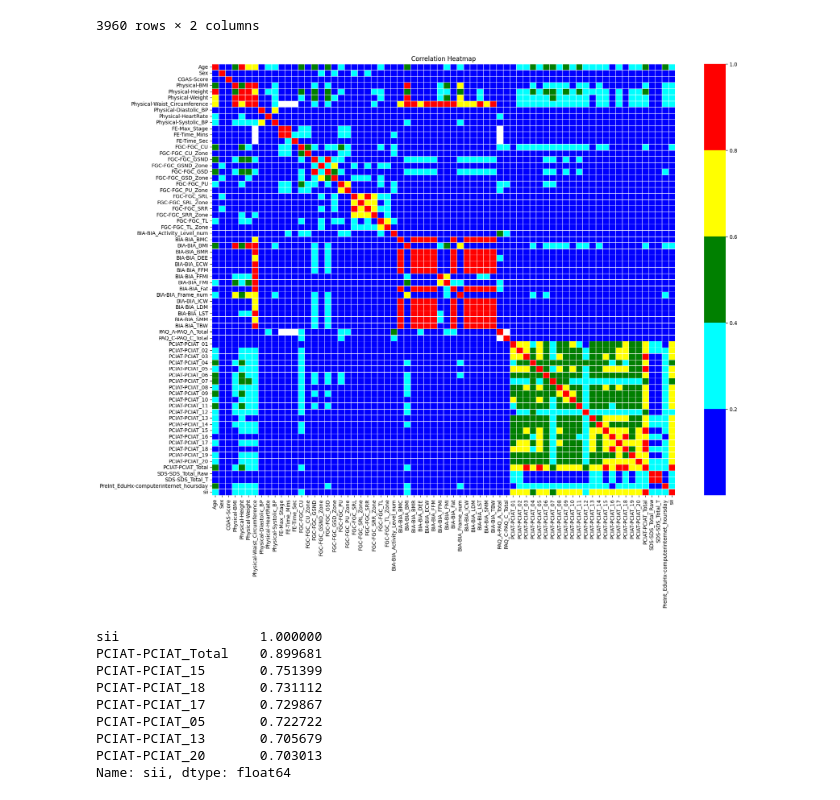
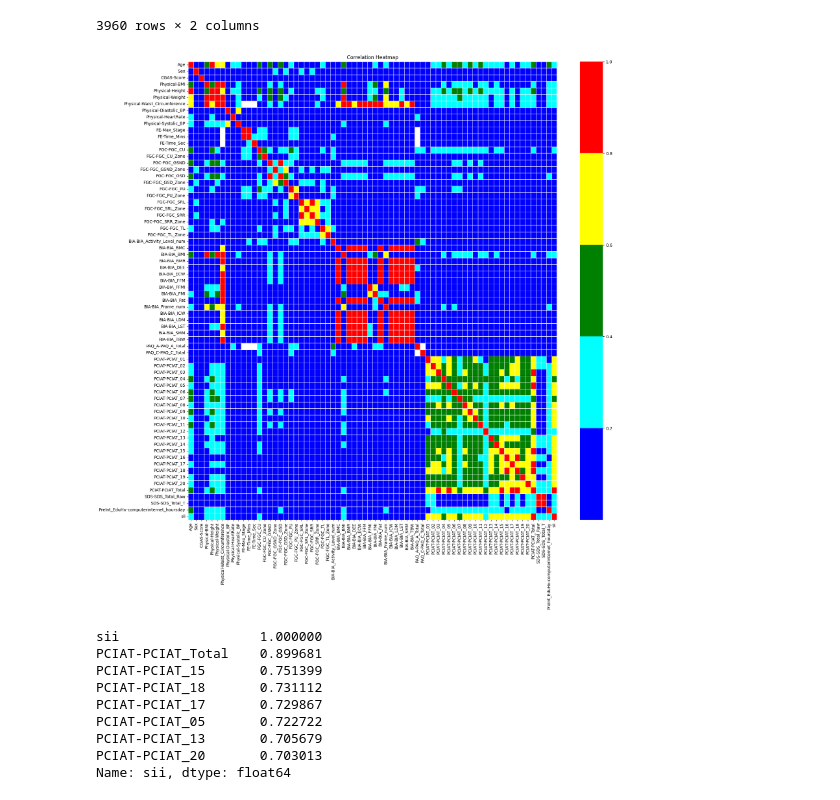
Before and after one commit to Ramtin-Karbaschi/BehaviorDetection_and_MobileMarketAnalysis, a Jupyter notebook: stat.ipynb, the cells around one changed output. Cells and saved outputs as stored; diff of their text form; code cells hidden in the pictures.

```diff
--- a/stat.ipynb
+++ b/stat.ipynb
@@ -121,15 +123,15 @@ df[['Physical-BMI', 'BIA-BIA_BMI']] # Values are the same but Physical-BMI has l
 # %%
 # Select only numeric columns
 numeric_df = df.select_dtypes(include=[np.number])
 
 # Plot the heatmap to check the correlation between the variables
 corr_df = numeric_df.corr().abs()
-plt.figure(figsize=(20, 15))
+plt.figure(figsize=(20, 20))
 sns.heatmap(corr_df, annot=False, cmap=['blue', 'cyan', 'green', 'yellow', 'red'], linewidths=0.5)
 plt.title('Correlation Heatmap')
 plt.show()
 # %% [output]
-[figure, old version]
+[figure, new version]
 # %%
 # Identify columns that have more than 70% correlation with the target variable
 sii_corr = numeric_df.corr()['sii'].abs()
```
Also changed, not shown: parts of 13 cells of this notebook.
